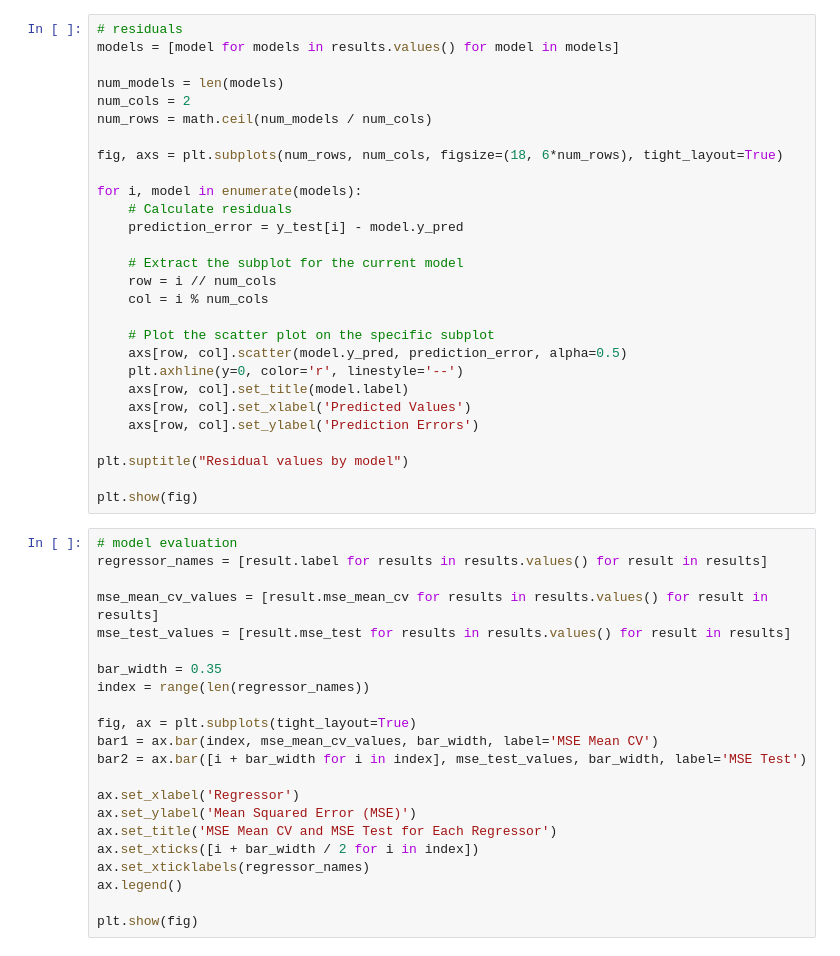
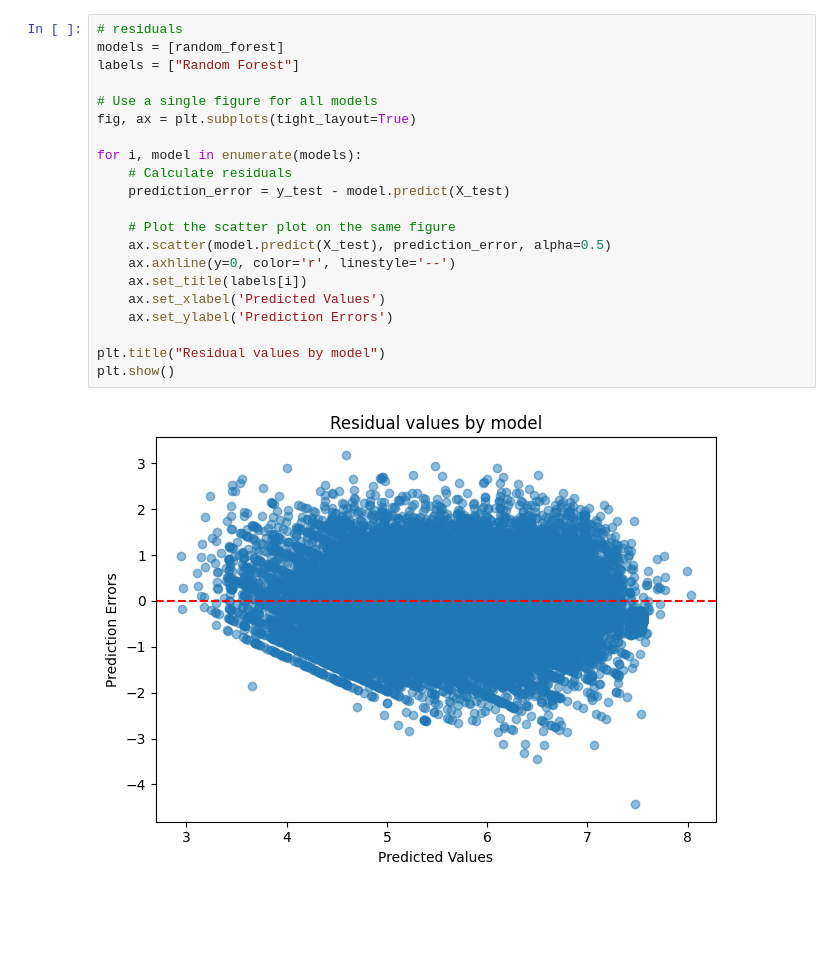
Before and after one commit to RasKrebs/pricing_wizards, a Jupyter notebook: notebooks/random_forest.ipynb, the cells around one changed output. Cells and saved outputs as stored; diff of their text form; blank space fills up the shorter version.

```diff
--- a/notebooks/random_forest.ipynb
+++ b/notebooks/random_forest.ipynb
@@ -25,50 +154,23 @@ plt.show(fig)
 # %%
 # residuals
-models = [model for models in results.values() for model in models]
+models = [random_forest]
+labels = ["Random Forest"]
 
-num_models = len(models)
-num_cols = 2
-num_rows = math.ceil(num_models / num_cols)
-
-fig, axs = plt.subplots(num_rows, num_cols, figsize=(18, 6*num_rows), tight_layout=True)
+# Use a single figure for all models
+fig, ax = plt.subplots(tight_layout=True)
 
 for i, model in enumerate(models):
     # Calculate residuals
-    prediction_error = y_test[i] - model.y_pred
+    prediction_error = y_test - model.predict(X_test)
 
-    # Extract the subplot for the current model
-    row = i // num_cols
-    col = i % num_cols
+    # Plot the scatter plot on the same figure
+    ax.scatter(model.predict(X_test), prediction_error, alpha=0.5)
+    ax.axhline(y=0, color='r', linestyle='--')
+    ax.set_title(labels[i])
+    ax.set_xlabel('Predicted Values')
+    ax.set_ylabel('Prediction Errors')
 
-    # Plot the scatter plot on the specific subplot
-    axs[row, col].scatter(model.y_pred, prediction_error, alpha=0.5)
-    plt.axhline(y=0, color='r', linestyle='--')
-    axs[row, col].set_title(model.label)
-    axs[row, col].set_xlabel('Predicted Values')
-    axs[row, col].set_ylabel('Prediction Errors')
-
-plt.suptitle("Residual values by model")
-
-plt.show(fig)
+plt.title("Residual values by model")
+plt.show()
+# %% [output]
+[figure, added]
-# %%
-# model evaluation
-regressor_names = [result.label for results in results.values() for result in results]
-
-mse_mean_cv_values = [result.mse_mean_cv for results in results.values() for result in results]
-mse_test_values = [result.mse_test for results in results.values() for result in results]
-
-bar_width = 0.35
-index = range(len(regressor_names))
-
-fig, ax = plt.subplots(tight_layout=True)
-bar1 = ax.bar(index, mse_mean_cv_values, bar_width, label='MSE Mean CV')
-bar2 = ax.bar([i + bar_width for i in index], mse_test_values, bar_width, label='MSE Test')
-
-ax.set_xlabel('Regressor')
-ax.set_ylabel('Mean Squared Error (MSE)')
-ax.set_title('MSE Mean CV and MSE Test for Each Regressor')
-ax.set_xticks([i + bar_width / 2 for i in index])
-ax.set_xticklabels(regressor_names)
-ax.legend()
-
-plt.show(fig)
```
Also changed, not shown: parts of 15 cells of this notebook, 1 other file.
